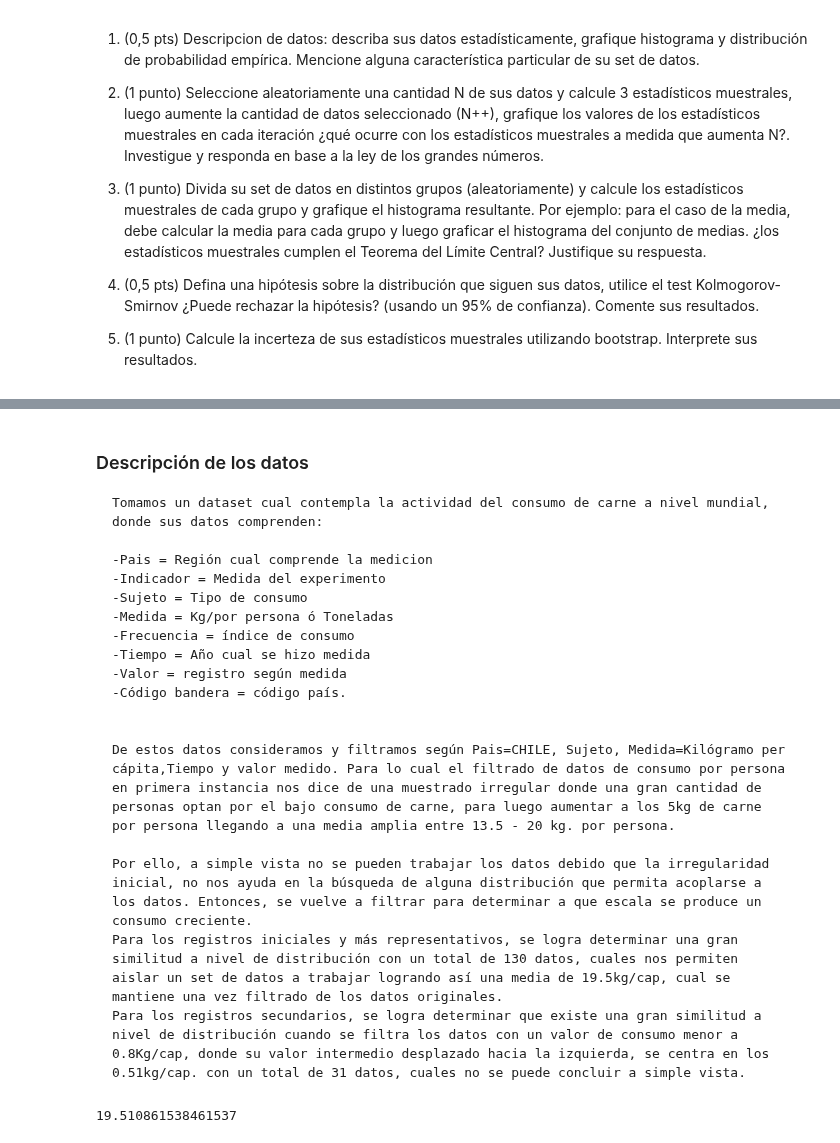
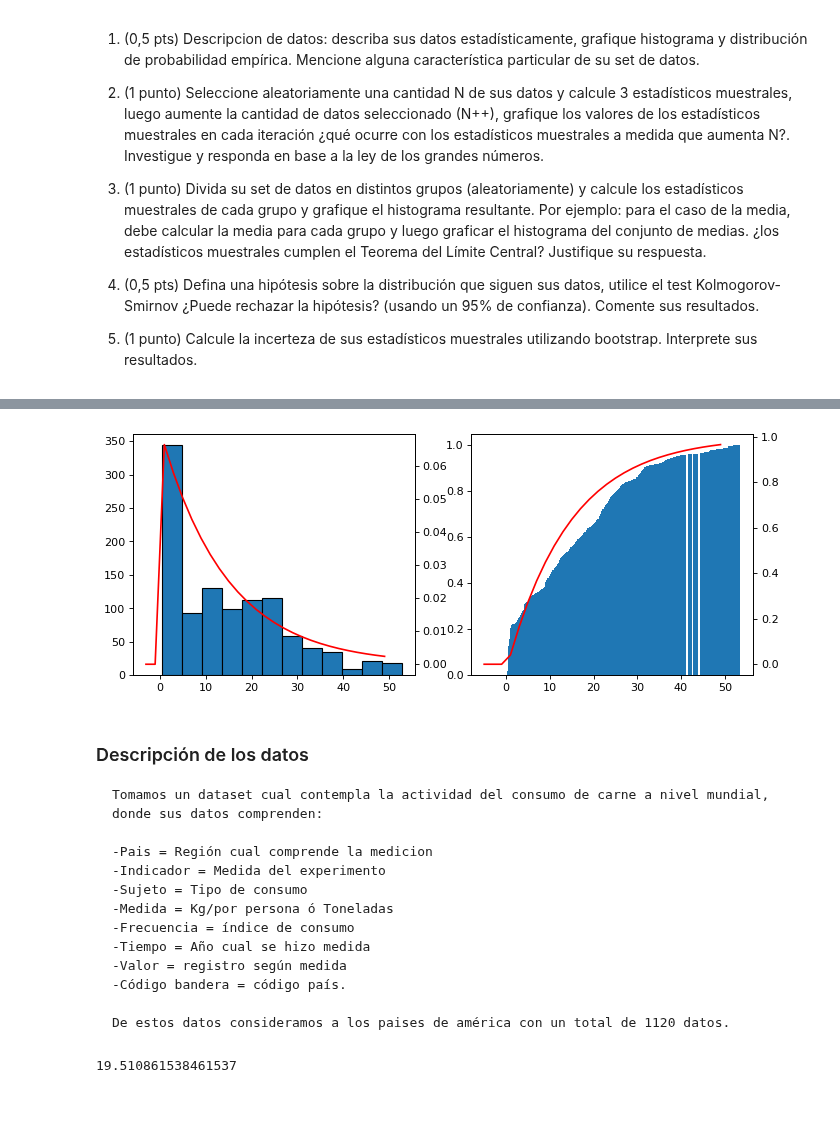
Before and after one commit to estebantejeda/INFO274, a Jupyter notebook: Proyecto/Proyecto_Unidad1.ipynb, the cells around one changed output, grey strips where cells are left out. Drawn from its saved outputs; the diff is of its cells as text; code cells hidden in the pictures; blank space fills up the shorter version.

```diff
--- a/Proyecto/Proyecto_Unidad1.ipynb
+++ b/Proyecto/Proyecto_Unidad1.ipynb
@@ -425,3 +445,0 @@ plt.show()
-# %%
-filtro1 = data_c[data_c['Value']>0.72]
-filtro2 = data_c[data_c['Value']<0.73]
@@ -450,26 +448,57 @@ vaca = filtro1[filtro1['SUBJECT_BEEF']==1]
 cerdo = filtro1[filtro1['SUBJECT_PIG']==1]
 ave = filtro1[filtro1['SUBJECT_POULTRY']==1]
 cordero = filtro1[filtro1['SUBJECT_SHEEP']==1]
-# %% [markdown]
-### Descripción de los datos
-
-    Tomamos un dataset cual contempla la actividad del consumo de carne a nivel mundial, donde sus datos comprenden:
-
-    -Pais = Región cual comprende la medicion
-    -Indicador = Medida del experimento
-    -Sujeto = Tipo de consumo
-    -Medida = Kg/por persona ó Toneladas
-    -Frecuencia = índice de consumo
-    -Tiempo = Año cual se hizo medida
-    -Valor = registro según medida
-    -Código bandera = código país.
-
-
-    De estos datos consideramos y filtramos según Pais=CHILE, Sujeto, Medida=Kilógramo per cápita,Tiempo y valor medido. Para lo cual el filtrado de datos de consumo por persona en primera instancia nos dice de una muestrado irregular donde una gran cantidad de personas optan por el bajo consumo de carne, para luego aumentar a los 5kg de carne por persona llegando a una media amplia entre 13.5 - 20 kg. por persona.
-
-    Por ello, a simple vista no se pueden trabajar los datos debido que la irregularidad inicial, no nos ayuda en la búsqueda de alguna distribución que permita acoplarse a los datos. Entonces, se vuelve a filtrar para determinar a que escala se produce un consumo creciente.
-    Para los registros iniciales y más representativos, se logra determinar una gran similitud a nivel de distribución con un total de 130 datos, cuales nos permiten aislar un set de datos a trabajar logrando así una media de 19.5kg/cap, cual se mantiene una vez filtrado de los datos originales.
-    Para los registros secundarios, se logra determinar que existe una gran similitud a nivel de distribución cuando se filtra los datos con un valor de consumo menor a 0.8Kg/cap, donde su valor intermedio desplazado hacia la izquierda, se centra en los 0.51kg/cap. con un total de 31 datos, cuales no se puede concluir a simple vista.
+# %%
+def ecdf(data):
+    """ Calcula la distribución empírica acumulada"""
+    x = np.sort(data)
+    n = x.size
+    y = np.arange(1, n+1) / n
+    return(x,y)
+# %%
+datos = filtro1['Value']
+
+binwidth = 4
+args = stats.expon.fit(datos)
+fig, axs = plt.subplots(1, 2,figsize=(10, 4), dpi=80)
+
+axs[0].hist(datos, edgecolor = 'black', bins = int(50/binwidth))
+ax1 = axs[0].twinx()
+dvec0 = []
+
+x, cum_exp = ecdf(datos)
+
+for i in vec:
+    dvec0.append(stats.expon.pdf(x=i, loc=args[0], scale=args[1]))
+
+ax1.plot(vec[1:],dvec0[1:],color='red')
+
+axs[1].bar(x+0.3,cum_exp)
+## probabilidad teórica
+ax2 = axs[1].twinx()
+
+pvec0 = []
+for i in vec:
+    pvec0.append(stats.expon.cdf(x=i, loc=args[0], scale=args[1]))
+ax2.plot(vec,pvec0,color='red')
+plt.show()
+# %% [output]
+[figure, added]
+# %% [markdown]
+### Descripción de los datos
+
+    Tomamos un dataset cual contempla la actividad del consumo de carne a nivel mundial, donde sus datos comprenden:
+
+    -Pais = Región cual comprende la medicion
+    -Indicador = Medida del experimento
+    -Sujeto = Tipo de consumo
+    -Medida = Kg/por persona ó Toneladas
+    -Frecuencia = índice de consumo
+    -Tiempo = Año cual se hizo medida
+    -Valor = registro según medida
+    -Código bandera = código país.
+
+    De estos datos consideramos a los paises de américa con un total de 1120 datos.
 # %%
 # %% [output]
 19.510861538461537
```
Also changed, not shown: parts of 8 cells of this notebook.
